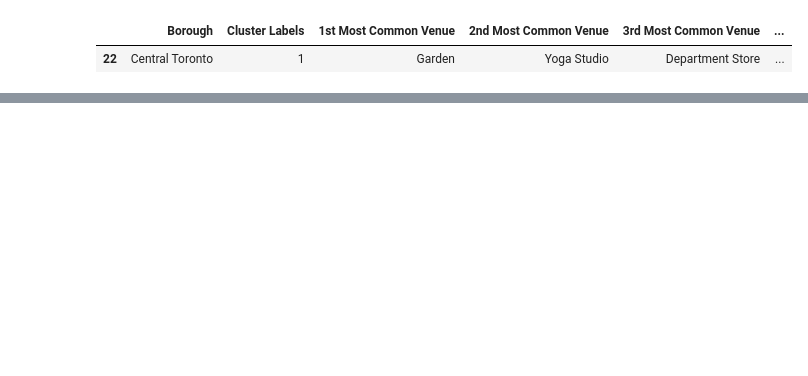
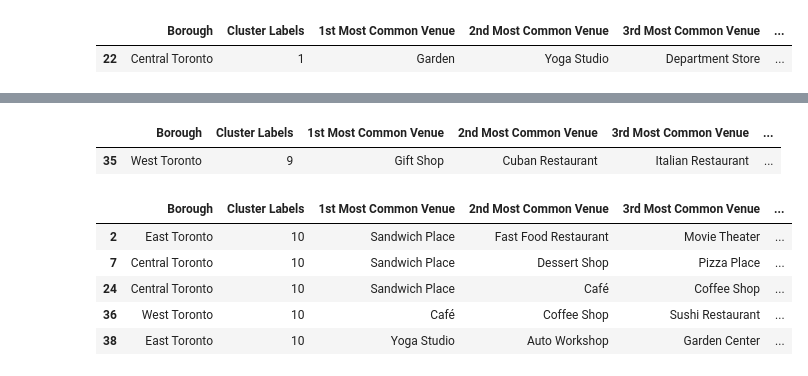
Before and after one commit to athornbrough/Coursera_Capstone, a Jupyter notebook: Week 3 Segmenting and Clustering .ipynb, the cells around one changed output, grey strips where cells are left out. Saved outputs shown, nothing was run; the diff lists cells and outputs as text; code cells hidden in the pictures; blank space fills up the shorter version.

```diff
--- a/Week 3 Segmenting and Clustering .ipynb
+++ b/Week 3 Segmenting and Clustering .ipynb
@@ -701,0 +716,16 @@ Toronto_merged.loc[Toronto_merged['Cluster Labels'] == 4, Toronto_merged.columns
+# %%
+#cluster 10
+Toronto_merged.loc[Toronto_merged['Cluster Labels'] == 9, Toronto_merged.columns[[1] + list(range(5, Toronto_merged.shape[1]))]]
+# %% [output]
+|  | Borough | Cluster Labels | 1st Most Common Venue | 2nd Most Common Venue | 3rd Most Common Venue | ... |
+| 35 | West Toronto | 9 | Gift Shop | Cuban Restaurant | Italian Restaurant | ... |
+# %%
+#cluster 11
+Toronto_merged.loc[Toronto_merged['Cluster Labels'] == 10, Toronto_merged.columns[[1] + list(range(5, Toronto_merged.shape[1]))]]
+# %% [output]
+|  | Borough | Cluster Labels | 1st Most Common Venue | 2nd Most Common Venue | 3rd Most Common Venue | ... |
+| 2 | East Toronto | 10 | Sandwich Place | Fast Food Restaurant | Movie Theater | ... |
+| 7 | Central Toronto | 10 | Sandwich Place | Dessert Shop | Pizza Place | ... |
+| 24 | Central Toronto | 10 | Sandwich Place | Café | Coffee Shop | ... |
+| 36 | West Toronto | 10 | Café | Coffee Shop | Sushi Restaurant | ... |
+| 38 | East Toronto | 10 | Yoga Studio | Auto Workshop | Garden Center | ... |
```
Also changed, not shown: parts of 33 cells of this notebook.
